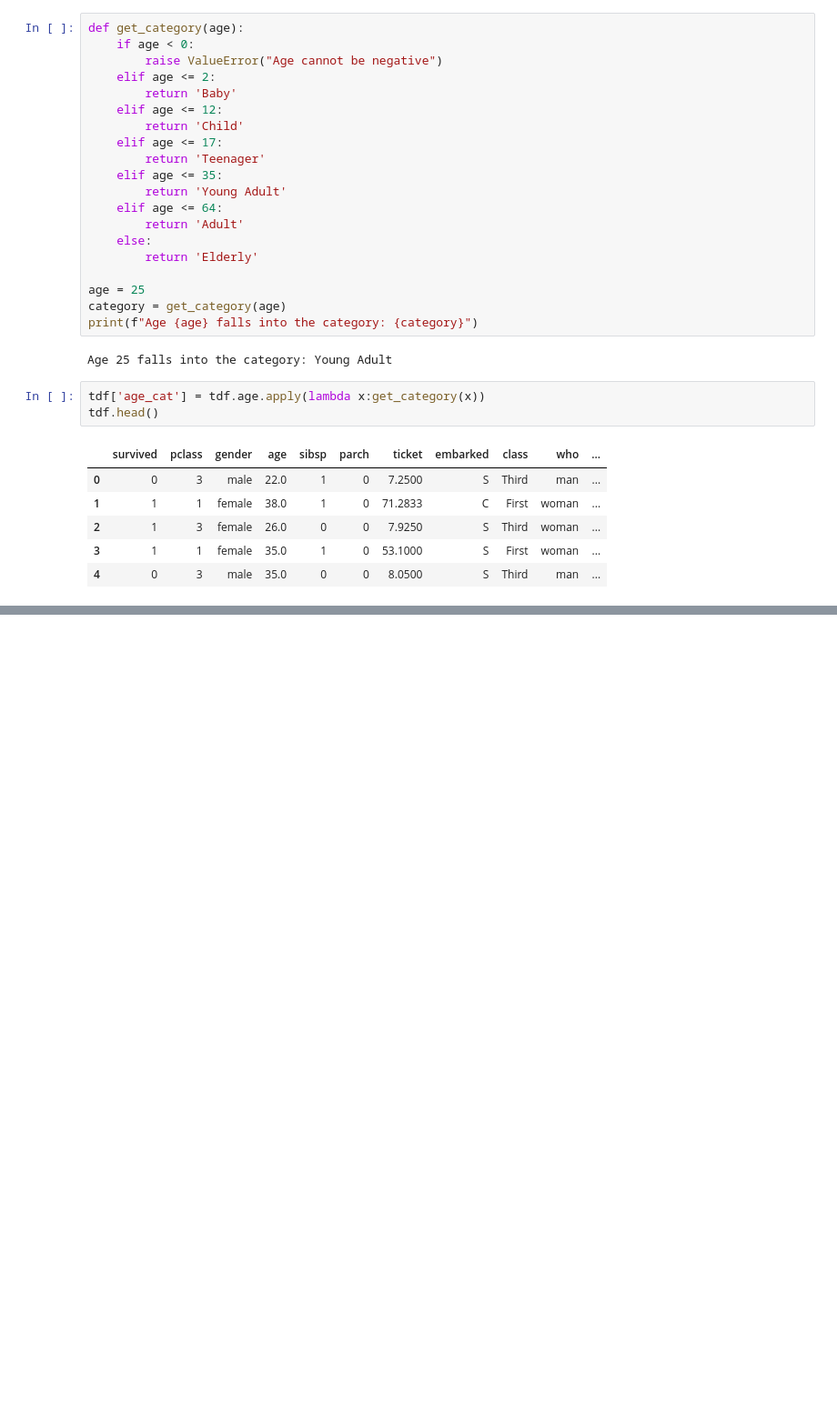
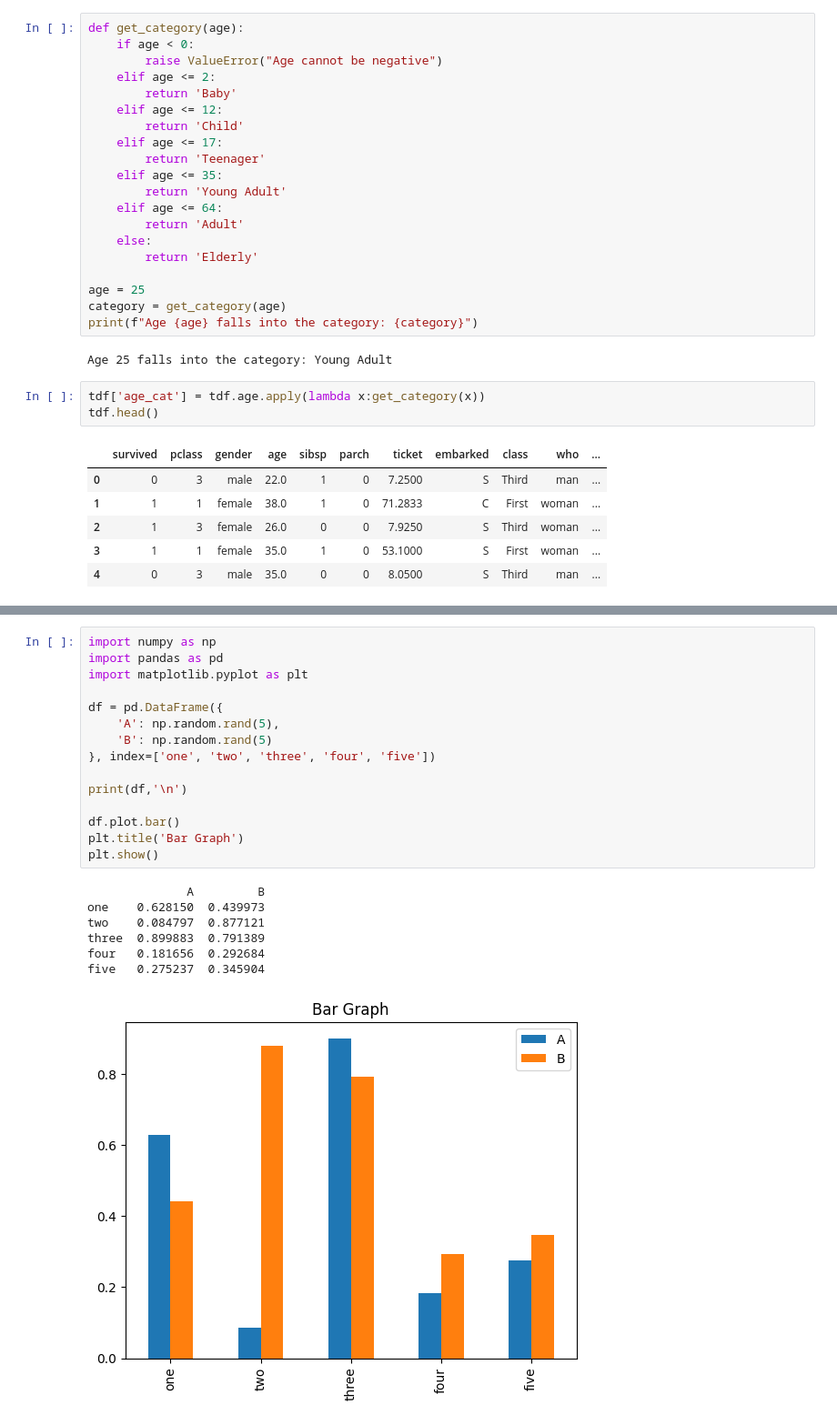
Before and after one commit to windyday0622/windyday, a Jupyter notebook: m3_분석 라이브러리/ pandas_3_탐색.ipynb, the cells around one changed output, grey strips where cells are left out. Shown at 91% size. Saved outputs shown, nothing was run; the diff lists cells and outputs as text; blank space fills up the shorter version.

```diff
--- a/m3_분석 라이브러리/ pandas_3_탐색.ipynb
+++ b/m3_분석 라이브러리/ pandas_3_탐색.ipynb
@@ -459,0 +554,23 @@ tdf.head()
+# %%
+import numpy as np
+import pandas as pd
+import matplotlib.pyplot as plt
+
+df = pd.DataFrame({
+    'A': np.random.rand(5),
+    'B': np.random.rand(5)
+}, index=['one', 'two', 'three', 'four', 'five'])
+
+print(df,'\n')
+
+df.plot.bar()
+plt.title('Bar Graph')
+plt.show()
+# %% [output]
+              A         B
+one    0.628150  0.439973
+two    0.084797  0.877121
+three  0.899883  0.791389
+four   0.181656  0.292684
+five   0.275237  0.345904
+[figure, added]
```
Also changed, not shown: parts of 11 cells of this notebook.
